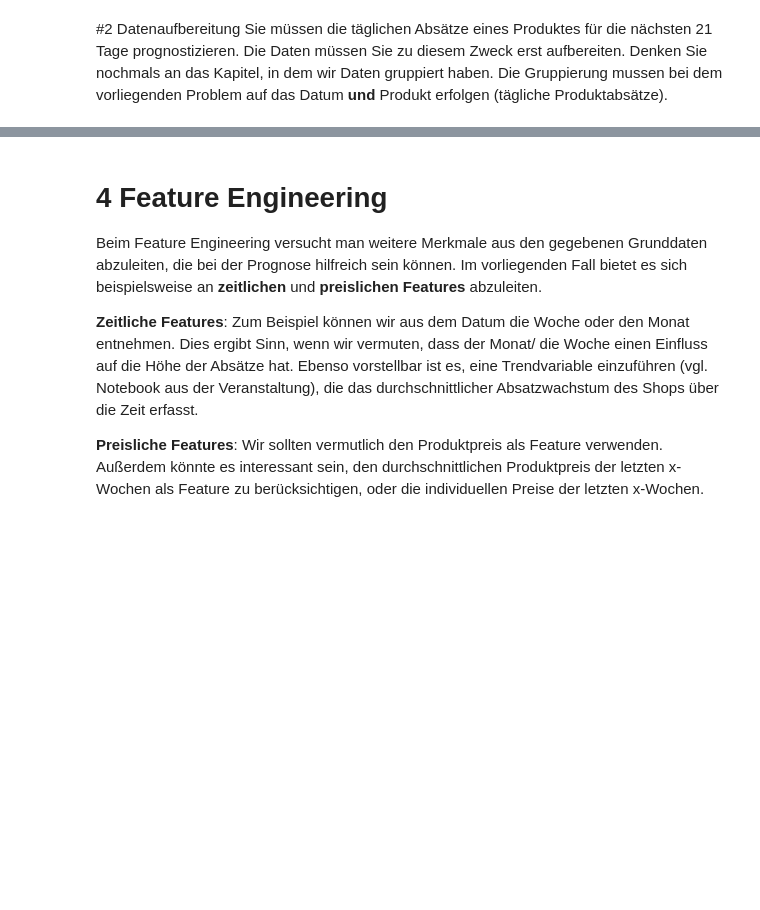
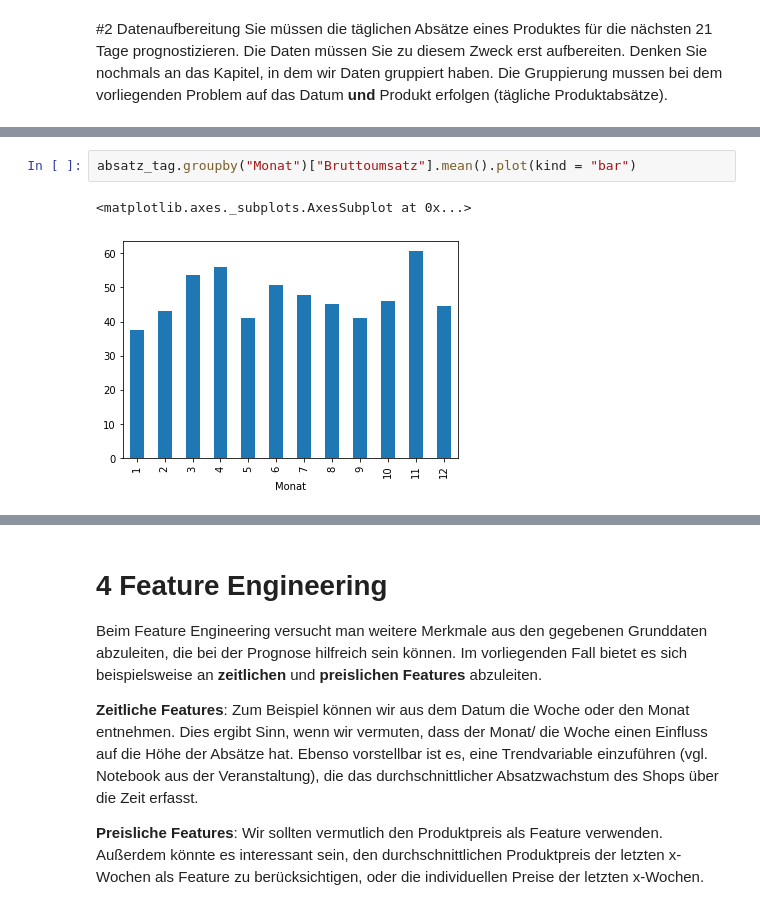
Before and after one commit to AlexKressner/Vorlesung-Business-Intelligence-Anwendungen, a Jupyter notebook: Case_Study_Shopify_Barber_Sales.ipynb, the cells around one changed output, grey strips where cells are left out. Cells and saved outputs as stored; diff of their text form; blank space fills up the shorter version.

```diff
--- a/Case_Study_Shopify_Barber_Sales.ipynb
+++ b/Case_Study_Shopify_Barber_Sales.ipynb
@@ -16,0 +138,5 @@ Verschaffen Sie sich erst einmal einen Überblick zu den Absatzzahlen (für alle
+# %%
+absatz_tag.groupby("Monat")["Bruttoumsatz"].mean().plot(kind = "bar")
+# %% [output]
+<matplotlib.axes._subplots.AxesSubplot at 0x...>
+[figure, added]
```
Also changed, not shown: parts of 63 cells of this notebook.
